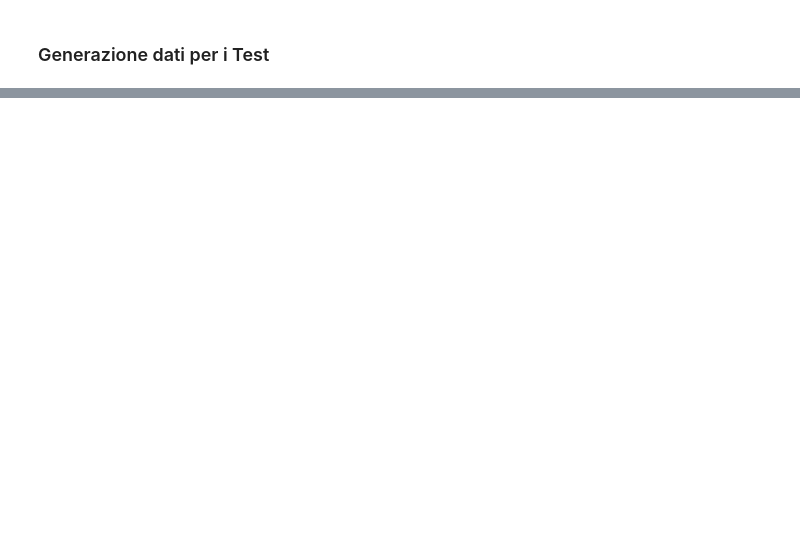
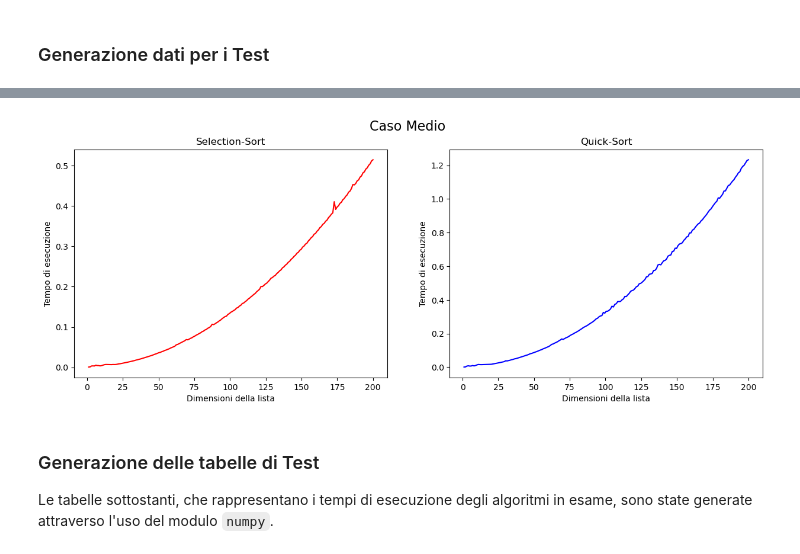
Before and after one commit to francescasani4/LabAlgoritmi_FrancescaSani, a Jupyter notebook: LaboratorioDiAlgoritmi/RelazioneEs2_FrancescaSani.ipynb, the cells around one changed output, grey strips where cells are left out. Saved outputs shown, nothing was run; the diff lists cells and outputs as text; code cells hidden in the pictures; blank space fills up the shorter version.

```diff
--- a/LaboratorioDiAlgoritmi/RelazioneEs2_FrancescaSani.ipynb
+++ b/LaboratorioDiAlgoritmi/RelazioneEs2_FrancescaSani.ipynb
@@ -255,0 +257,12 @@ print(arrayTest)
+# %%
+# Caso medio
+for i in range(1, n):
+    arrayTestS = randomArray(i)
+    arrayTestQ = arrayTestS
+
+    selcetionSortAverage.append(measureTime(SelectionSort, arrayTestS))
+
+    quickSortAverage.append(measureTime(QuickSort, arrayTestQ))
+
+
+print("Eseguito")
@@ -255,0 +306,8 @@ print(arrayTest)
+# %%
+tracePlots(selcetionSortAverage, quickSortAverage, "Caso Medio")
+# %% [output]
+[figure, added]
+# %% [markdown]
+### Generazione delle tabelle di Test <a id="tabelleTest">
+
+Le tabelle sottostanti, che rappresentano i tempi di esecuzione degli algoritmi in esame, sono state generate attraverso l'uso del modulo <code>numpy</code>.
```
Also changed, not shown: parts of 19 cells of this notebook.
